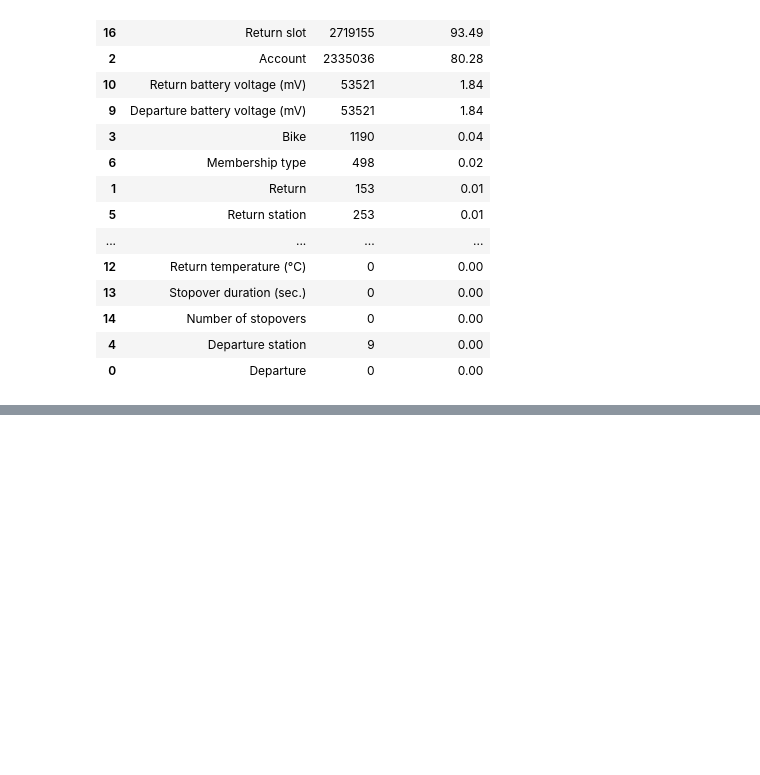
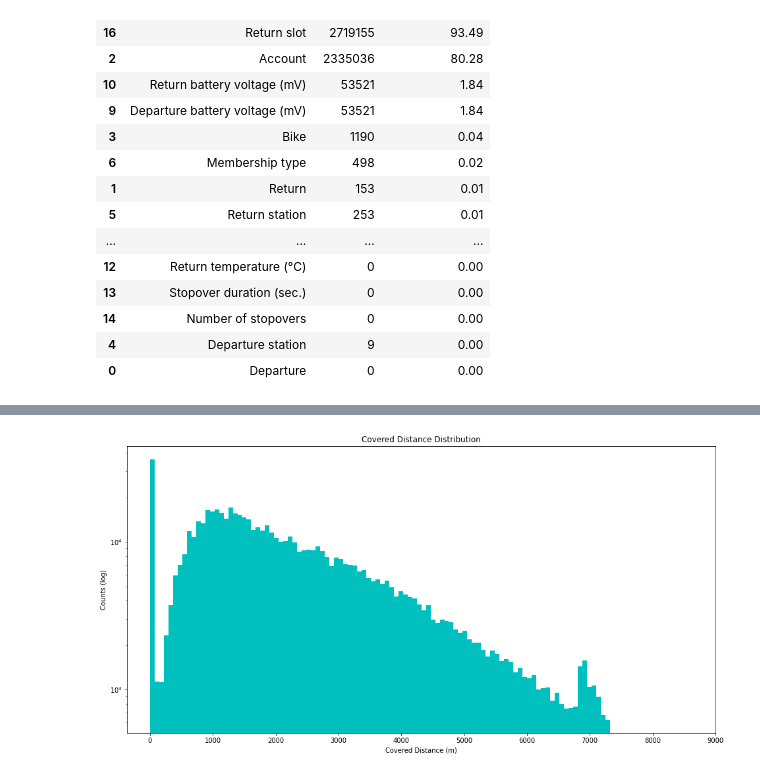
Before and after one commit to JordanFortney/mobiBikeAnalysisCoV, a Jupyter notebook: mobiBikeAnalysis.ipynb, the cells around one changed output, grey strips where cells are left out. Saved outputs shown, nothing was run; the diff lists cells and outputs as text; code cells hidden in the pictures; blank space fills up the shorter version.

```diff
--- a/mobiBikeAnalysis.ipynb
+++ b/mobiBikeAnalysis.ipynb
@@ -163,0 +214,13 @@ mobiDF
+# %%
+q95 = mobiDF['Covered_distance_(m)'].quantile(0.95)
+mobiDF.drop(mobiDF[mobiDF['Covered_distance_(m)'] > q95].index, inplace = True)
+# %%
+plt.figure(figsize = (16,8))
+plt.hist(mobiDF['Covered_distance_(m)'], log = True, bins = 100, color = 'c')
+plt.title('Covered Distance Distribution')
+plt.xlabel('Covered Distance (m)')
+plt.ylabel('Counts (log)')
+plt.xticks(range(0,10000,1000))
+plt.show()
+# %% [output]
+[figure, added]
```
Also changed, not shown: parts of 19 cells of this notebook.
